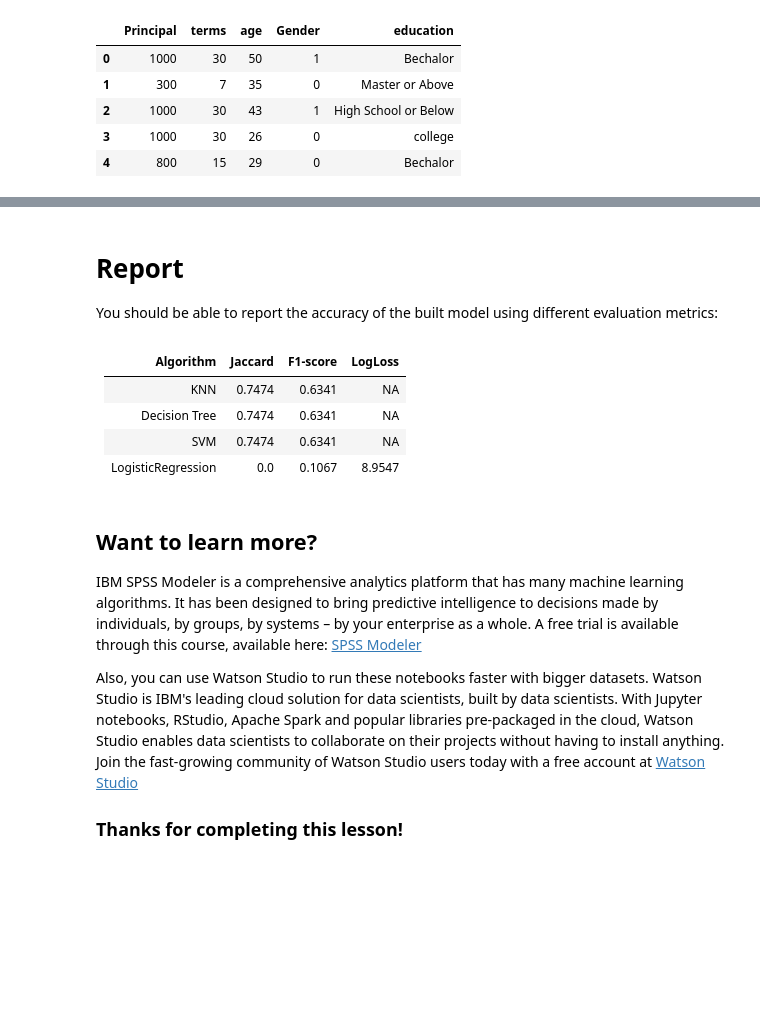
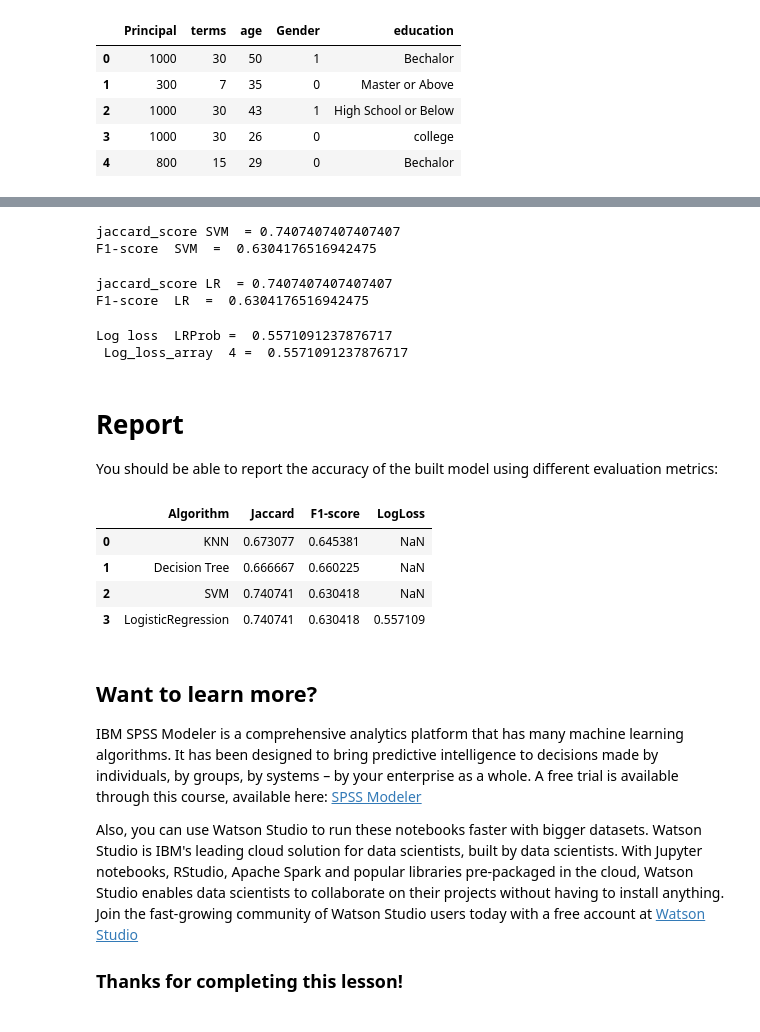
Before and after one commit to IronH4cker/Machine_Learning, a Jupyter notebook: ML0101EN-Proj-Loan-py-v1.ipynb, the cells around one changed output, grey strips where cells are left out. Saved outputs shown, nothing was run; the diff lists cells and outputs as text; code cells hidden in the pictures; blank space fills up the shorter version.

```diff
--- a/ML0101EN-Proj-Loan-py-v1.ipynb
+++ b/ML0101EN-Proj-Loan-py-v1.ipynb
@@ -427,0 +488,4 @@ Log loss  LR =  8.95470488690319
+# %%
+jaccard_score_array = np.array([0.000,0.000,0.000,0.000,0.000])
+F1_score_array = np.array([0.000,0.000,0.000,0.000,0.000])
+Log_loss_array = np.array([0.000,0.000,0.000,0.000,0.000])
@@ -428,14 +505,40 @@ Log loss  LR =  8.95470488690319
+# %%
+jaccard_score_array[j],F1_score_array[j],Log_loss_array[j] = Calc_scores('SVM',y_unseen, unseen_predictions_svm)
+j = j+1
+# %% [output]
+jaccard_score SVM  = 0.7407407407407407
+F1-score  SVM  =  0.6304176516942475
+# %%
+jaccard_score_array[j],F1_score_array[j],Log_loss_array[j] = Calc_scores('LR',y_unseen, unseen_predictions_logreg)
+j = j+1
+# %% [output]
+jaccard_score LR  = 0.7407407407407407
+F1-score  LR  =  0.6304176516942475
+# %%
+jaccard_score_array[j],F1_score_array[j],Log_loss_array[j] = Calc_scores('LRProb',y_unseen, unseen_predictions_logreg_proba)
+print(' Log_loss_array ',j,'= ',Log_loss_array[j])
+# %% [output]
+Log loss  LRProb =  0.5571091237876717
+ Log_loss_array  4 =  0.5571091237876717
 # %% [markdown]
 # Report
 
 You should be able to report the accuracy of the built model using different evaluation metrics:
-# %% [markdown]
-| Algorithm          | Jaccard | F1-score | LogLoss |
-| ------------------ | ------- | -------- | ------- |
-| KNN                | 0.7474  | 0.6341   | NA      |
-| Decision Tree      | 0.7474  | 0.6341   | NA      |
-| SVM                | 0.7474  | 0.6341   | NA      |
-| LogisticRegression | 0.0     | 0.1067   | 8.9547  |
+# %%
+ReportData = {
+   'Algorithm':['KNN', 'Decision Tree', 'SVM', 'LogisticRegression'],
+   'Jaccard':[jaccard_score_array[0],jaccard_score_array[1],jaccard_score_array[2],jaccard_score_array[3]],
+   'F1-score':[F1_score_array[0],F1_score_array[1],F1_score_array[2],F1_score_array[3]],
+   'LogLoss':[np.NaN,np.NaN,np.NaN,Log_loss_array[4]]}
+
+ReportDf = pd.DataFrame(ReportData)
+ReportDf
+# %% [output]
+|  | Algorithm | Jaccard | F1-score | LogLoss |
+| 0 | KNN | 0.673077 | 0.645381 | NaN |
+| 1 | Decision Tree | 0.666667 | 0.660225 | NaN |
+| 2 | SVM | 0.740741 | 0.630418 | NaN |
+| 3 | LogisticRegression | 0.740741 | 0.630418 | 0.557109 |
 # %% [markdown]
 <h2>Want to learn more?</h2>
 
```
Also changed, not shown: parts of 25 cells of this notebook.
